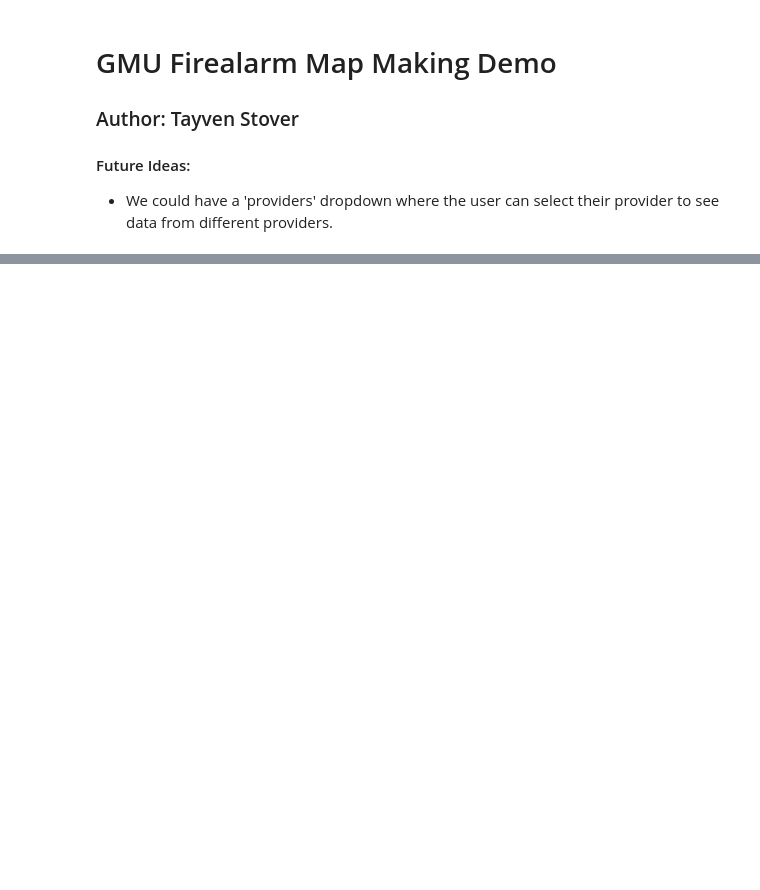
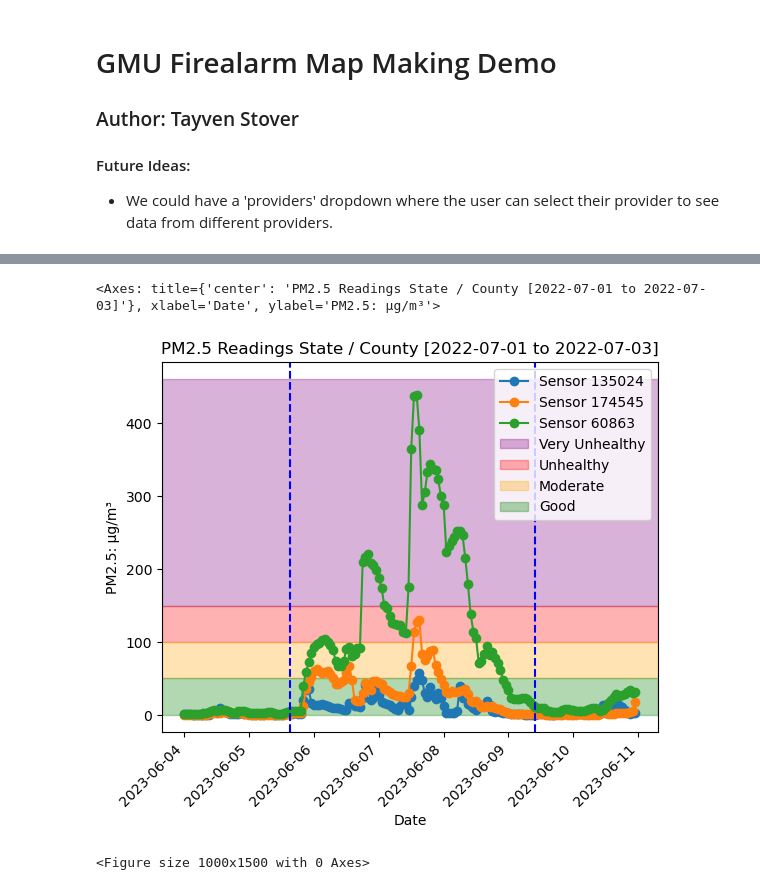
Before and after one commit to stccenter/PurpleAir-GMU-FireAlarm, a Jupyter notebook: GMU_AQ_Demo.ipynb, the cells around one changed output, grey strips where cells are left out. Saved outputs shown, nothing was run; the diff lists cells and outputs as text; code cells hidden in the pictures; blank space fills up the shorter version.

```diff
--- a/GMU_AQ_Demo.ipynb
+++ b/GMU_AQ_Demo.ipynb
@@ -12,0 +32,9 @@ import pandas as pd
+# %%
+# Plots the sensor readings in new york from 2023-06-04 to 2023-06-10
+# This was when New York was experiencing the worst smoke from the 2023 Canada fires.
+# The highlighted point on this plot indicates the time range of the smoke event.
+plotting.plot_sensor_readings(sensor_readings, focus_range = [datetime(2023,6,5,15), datetime(2023,6,9,10)])
+# %% [output]
+<Axes: title={'center': 'PM2.5 Readings State / County [2022-07-01 to 2022-07-03]'}, xlabel='Date', ylabel='PM2.5: µg/m³'>
+[figure, added]
+<Figure size 1000x1500 with 0 Axes>
```
Also changed, not shown: parts of 6 cells of this notebook, 3 other files.
